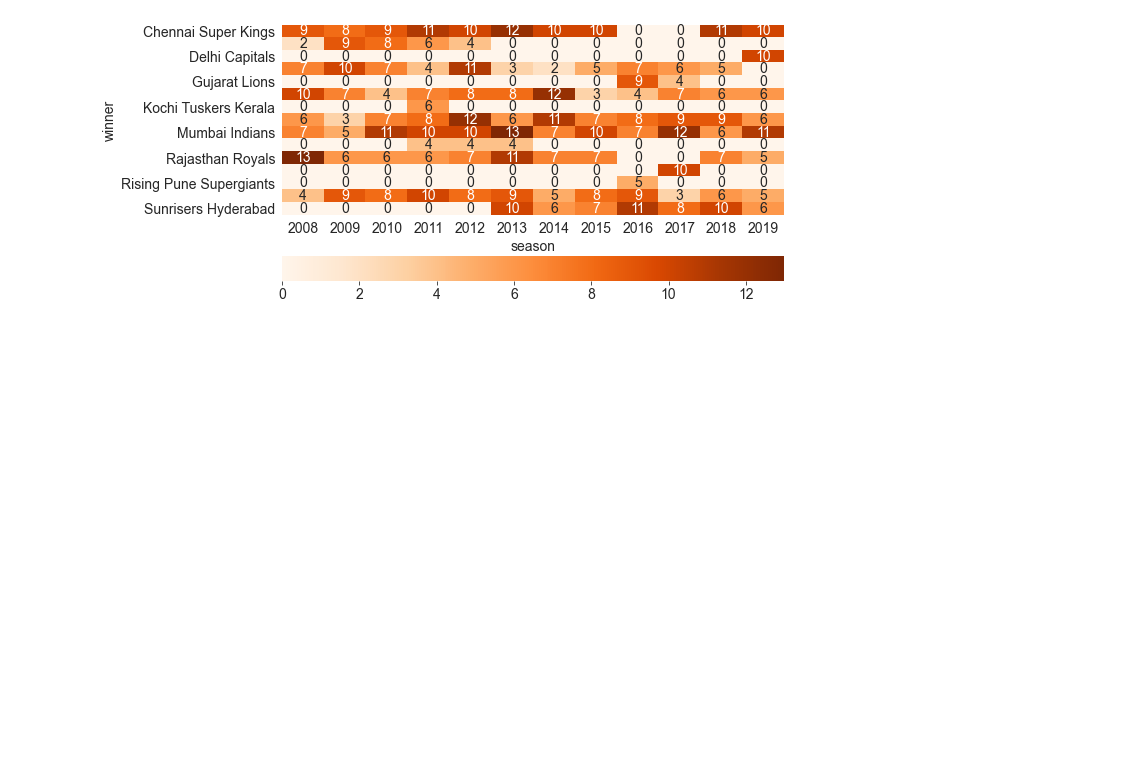
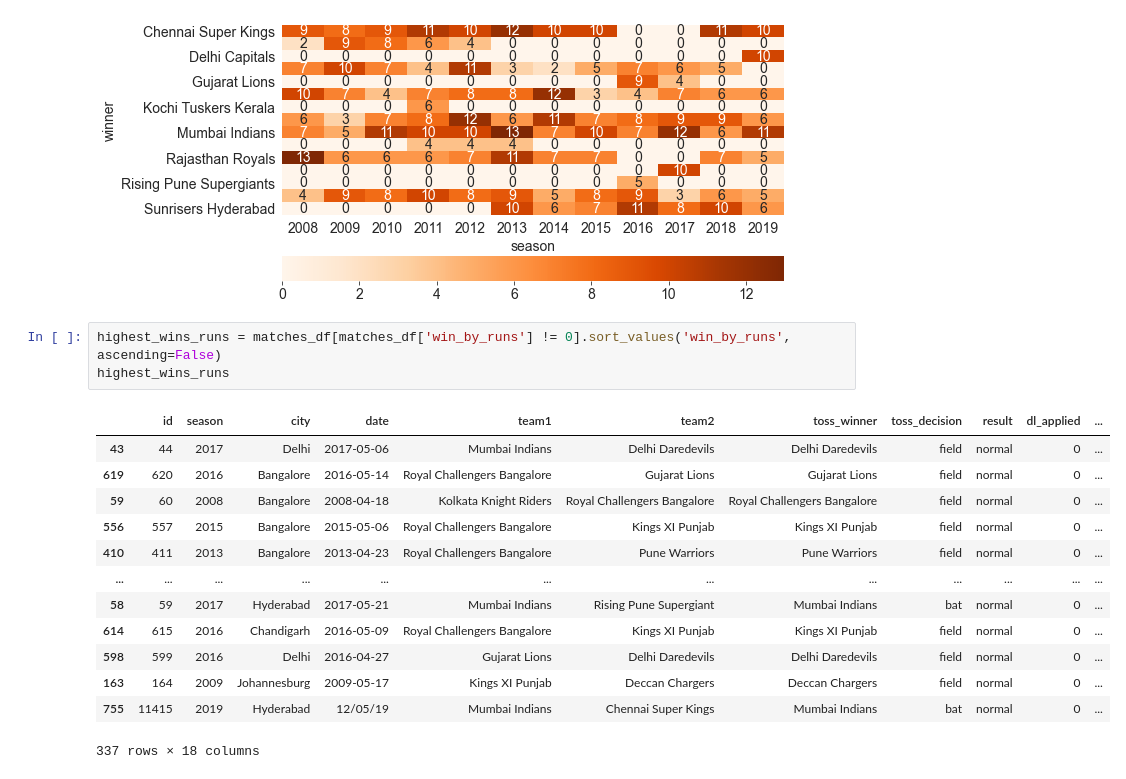
Before and after one commit to felixodette/Cricket, a Jupyter notebook: notebook.ipynb, the cells around one changed output. Drawn from its saved outputs; the diff is of its cells as text; blank space fills up the shorter version.

```diff
--- a/notebook.ipynb
+++ b/notebook.ipynb
@@ -212,3 +212,20 @@ sns.heatmap(matches_each_season, annot=True, cmap='Oranges', fmt='d', cbar_kws={
 # %% [output]
 <AxesSubplot:xlabel='season', ylabel='winner'>
 [figure]
+# %%
+highest_wins_runs = matches_df[matches_df['win_by_runs'] != 0].sort_values('win_by_runs', ascending=False)
+highest_wins_runs
+# %% [output]
+|  | id | season | city | date | team1 | team2 | toss_winner | toss_decision | result | dl_applied | ... |
+| 43 | 44 | 2017 | Delhi | 2017-05-06 | Mumbai Indians | Delhi Daredevils | Delhi Daredevils | field | normal | 0 | ... |
+| 619 | 620 | 2016 | Bangalore | 2016-05-14 | Royal Challengers Bangalore | Gujarat Lions | Gujarat Lions | field | normal | 0 | ... |
+| 59 | 60 | 2008 | Bangalore | 2008-04-18 | Kolkata Knight Riders | Royal Challengers Bangalore | Royal Challengers Bangalore | field | normal | 0 | ... |
+| 556 | 557 | 2015 | Bangalore | 2015-05-06 | Royal Challengers Bangalore | Kings XI Punjab | Kings XI Punjab | field | normal | 0 | ... |
+| 410 | 411 | 2013 | Bangalore | 2013-04-23 | Royal Challengers Bangalore | Pune Warriors | Pune Warriors | field | normal | 0 | ... |
+| ... | ... | ... | ... | ... | ... | ... | ... | ... | ... | ... | ... |
+| 58 | 59 | 2017 | Hyderabad | 2017-05-21 | Mumbai Indians | Rising Pune Supergiant | Mumbai Indians | bat | normal | 0 | ... |
+| 614 | 615 | 2016 | Chandigarh | 2016-05-09 | Royal Challengers Bangalore | Kings XI Punjab | Kings XI Punjab | field | normal | 0 | ... |
+| 598 | 599 | 2016 | Delhi | 2016-04-27 | Gujarat Lions | Delhi Daredevils | Delhi Daredevils | field | normal | 0 | ... |
+| 163 | 164 | 2009 | Johannesburg | 2009-05-17 | Kings XI Punjab | Deccan Chargers | Deccan Chargers | field | normal | 0 | ... |
+| 755 | 11415 | 2019 | Hyderabad | 12/05/19 | Mumbai Indians | Chennai Super Kings | Mumbai Indians | bat | normal | 0 | ... |
+337 rows × 18 columns
```
Also changed, not shown: parts of 4 cells of this notebook.
